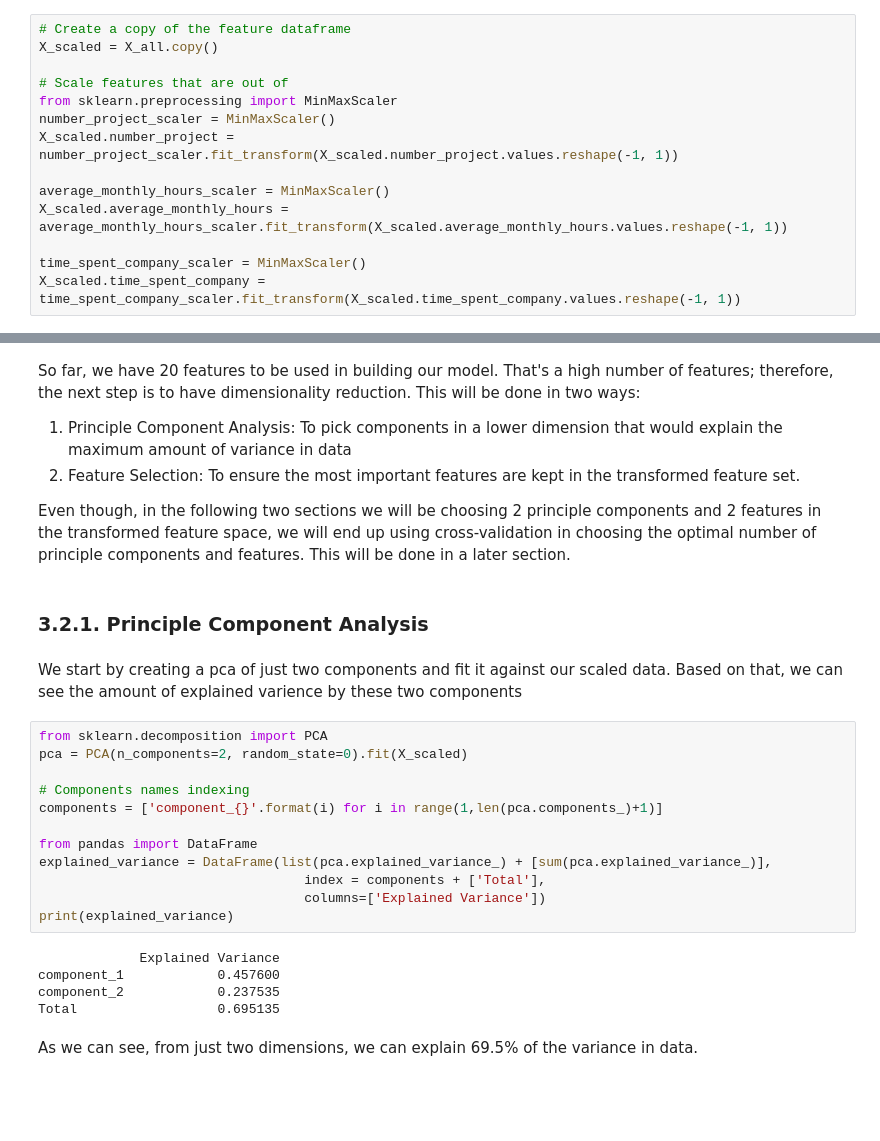
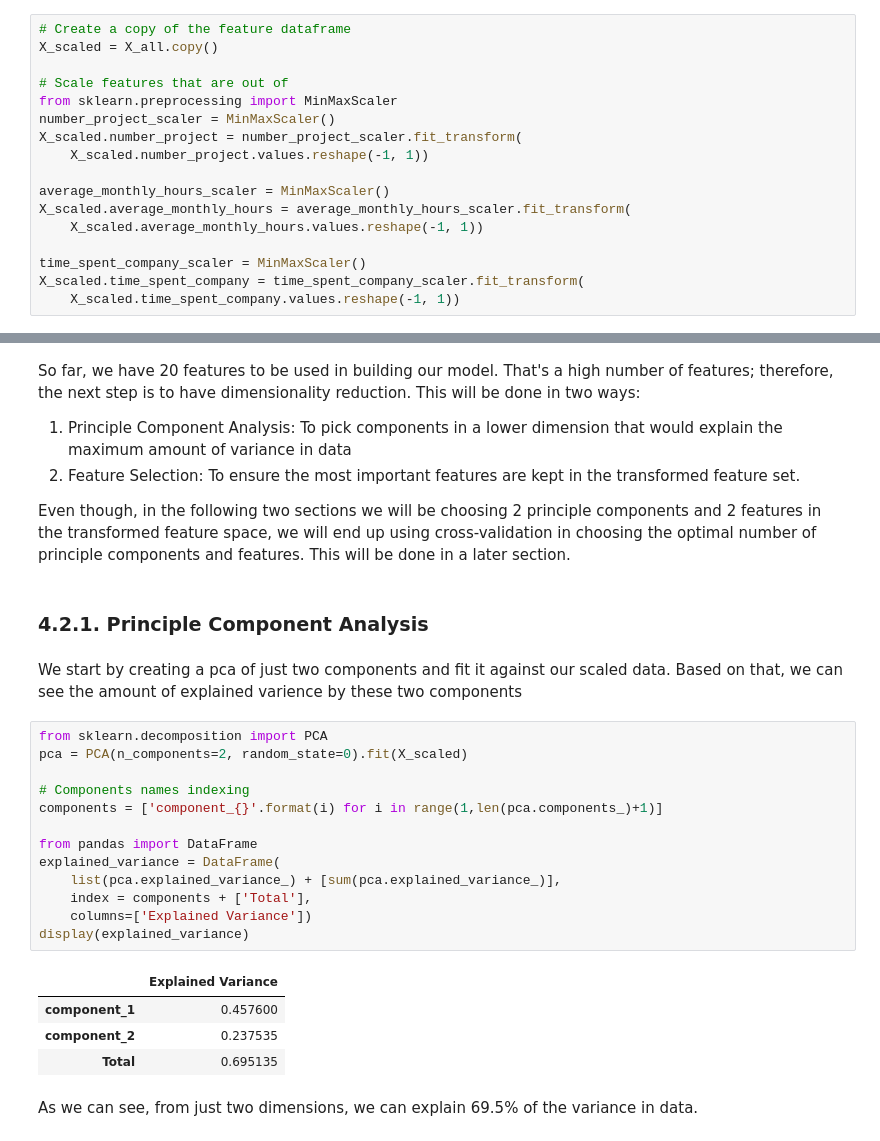
Before and after one commit to hichemaichour/UdacityMachineLearning, a Jupyter notebook: Project 5 - Capstone/capstone.ipynb, the cells around one changed output, grey strips where cells are left out. Cells and saved outputs as stored; diff of their text form; blank space fills up the shorter version.

```diff
--- a/Project 5 - Capstone/capstone.ipynb
+++ b/Project 5 - Capstone/capstone.ipynb
@@ -585,11 +718,14 @@ X_scaled = X_all.copy()
 # Scale features that are out of
 from sklearn.preprocessing import MinMaxScaler
 number_project_scaler = MinMaxScaler()
-X_scaled.number_project = number_project_scaler.fit_transform(X_scaled.number_project.values.reshape(-1, 1))
+X_scaled.number_project = number_project_scaler.fit_transform(
+    X_scaled.number_project.values.reshape(-1, 1))
 
 average_monthly_hours_scaler = MinMaxScaler()
-X_scaled.average_monthly_hours = average_monthly_hours_scaler.fit_transform(X_scaled.average_monthly_hours.values.reshape(-1, 1))
+X_scaled.average_monthly_hours = average_monthly_hours_scaler.fit_transform(
+    X_scaled.average_monthly_hours.values.reshape(-1, 1))
 
 time_spent_company_scaler = MinMaxScaler()
-X_scaled.time_spent_company = time_spent_company_scaler.fit_transform(X_scaled.time_spent_company.values.reshape(-1, 1))
+X_scaled.time_spent_company = time_spent_company_scaler.fit_transform(
+    X_scaled.time_spent_company.values.reshape(-1, 1))
 # %% [markdown]
@@ -602,26 +738,27 @@ So far, we have 20 features to be used in building our model. That's a high numb
 
 Even though, in the following two sections we will be choosing 2 principle components and 2 features in the transformed feature space, we will end up using cross-validation in choosing the optimal number of principle components and features. This will be done in a later section.
 # %% [markdown]
-### 3.2.1. Principle Component Analysis
+### 4.2.1. Principle Component Analysis
 # %% [markdown]
 We start by creating a pca of just two components and fit it against our scaled data. Based on that, we can see the amount of explained varience by these two components
 # %%
 from sklearn.decomposition import PCA
 pca = PCA(n_components=2, random_state=0).fit(X_scaled)
 
 # Components names indexing
 components = ['component_{}'.format(i) for i in range(1,len(pca.components_)+1)]
 
 from pandas import DataFrame
-explained_variance = DataFrame(list(pca.explained_variance_) + [sum(pca.explained_variance_)],
-                                  index = components + ['Total'],
-                                  columns=['Explained Variance'])
-print(explained_variance)
+explained_variance = DataFrame(
+    list(pca.explained_variance_) + [sum(pca.explained_variance_)],
+    index = components + ['Total'],
+    columns=['Explained Variance'])
+display(explained_variance)
 # %% [output]
-             Explained Variance
-component_1            0.457600
-component_2            0.237535
-Total                  0.695135
+|  | Explained Variance |
+| component_1 | 0.457600 |
+| component_2 | 0.237535 |
+| Total | 0.695135 |
 # %% [markdown]
 As we can see, from just two dimensions, we can explain 69.5% of the variance in data.
 # %% [markdown]
```
Also changed, not shown: parts of 81 cells of this notebook, 3 other files.
